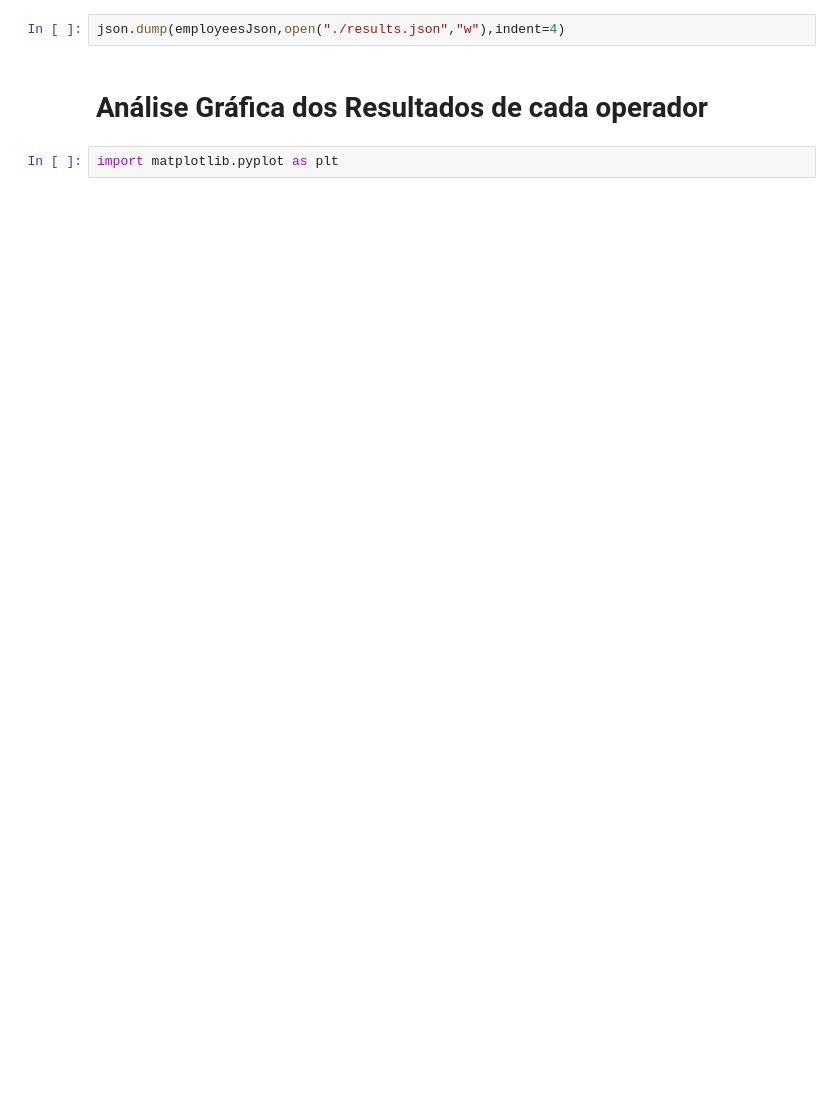
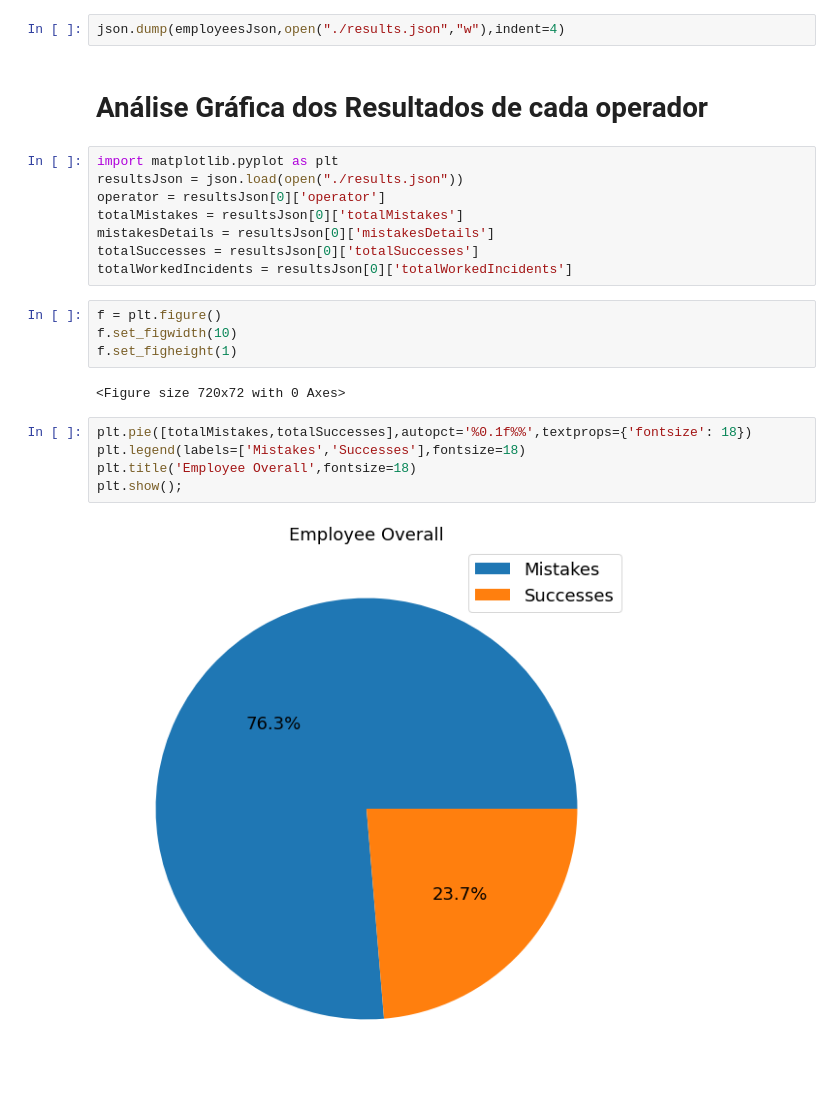
Before and after one commit to MrVtR/Employees_Quality_Automation_Kyndryl, a Jupyter notebook: Projeto_Quality_Checker_Kyndryl.ipynb, the cells around one changed output. Drawn from its saved outputs; the diff is of its cells as text; blank space fills up the shorter version.

Commit message:
Added the inicial output plot

```diff
--- a/Projeto_Quality_Checker_Kyndryl.ipynb
+++ b/Projeto_Quality_Checker_Kyndryl.ipynb
@@ -388,5 +305,24 @@ percent = cont*100/len(df2.groups.keys())
 json.dump(employeesJson,open("./results.json","w"),indent=4)
 # %% [markdown]
 # **Análise Gráfica dos Resultados de cada operador**
-# %%
-import matplotlib.pyplot as plt
+# %%
+import matplotlib.pyplot as plt
+resultsJson = json.load(open("./results.json"))
+operator = resultsJson[0]['operator']
+totalMistakes = resultsJson[0]['totalMistakes']
+mistakesDetails = resultsJson[0]['mistakesDetails']
+totalSuccesses = resultsJson[0]['totalSuccesses']
+totalWorkedIncidents = resultsJson[0]['totalWorkedIncidents']
+# %%
+f = plt.figure()
+f.set_figwidth(10)
+f.set_figheight(1)
+# %% [output]
+<Figure size 720x72 with 0 Axes>
+# %%
+plt.pie([totalMistakes,totalSuccesses],autopct='%0.1f%%',textprops={'fontsize': 18})
+plt.legend(labels=['Mistakes','Successes'],fontsize=18)
+plt.title('Employee Overall',fontsize=18)
+plt.show();
+# %% [output]
+[figure, added]
```
Also changed, not shown: parts of 7 cells of this notebook.
